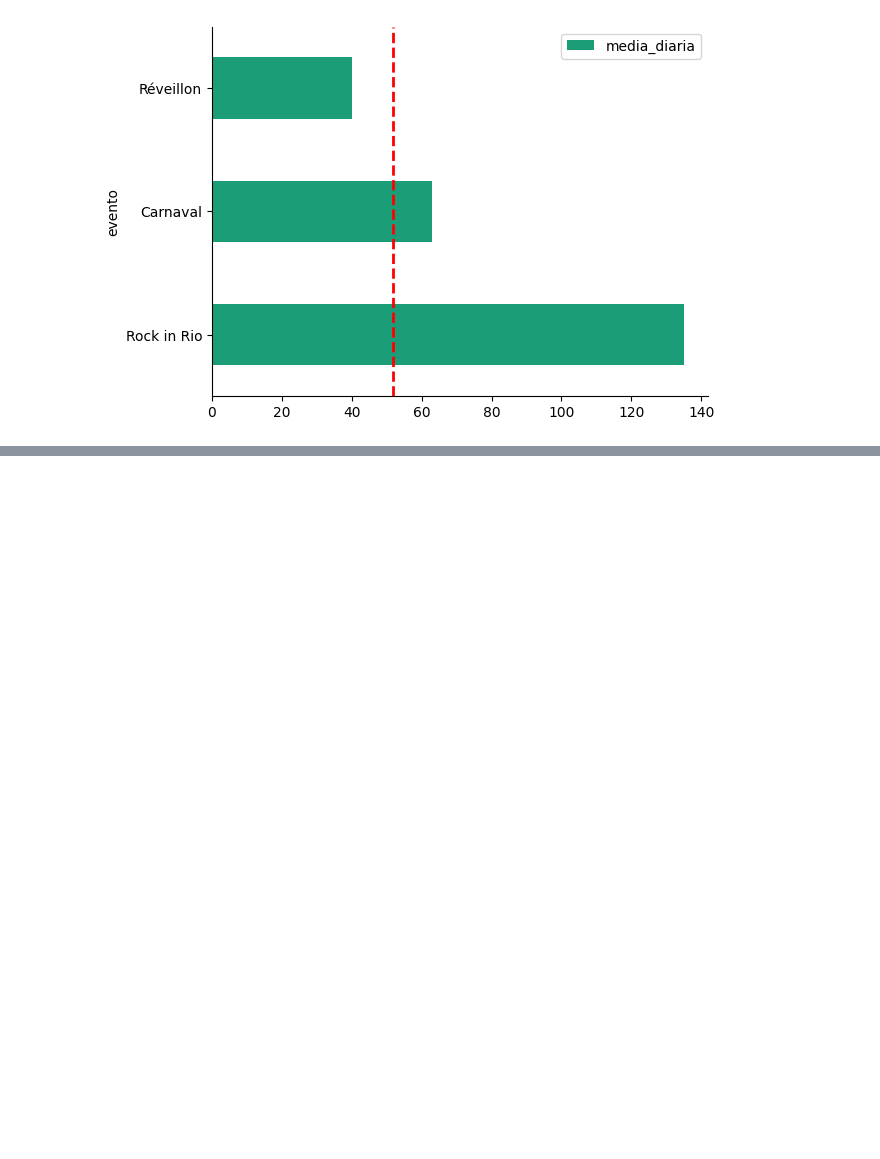
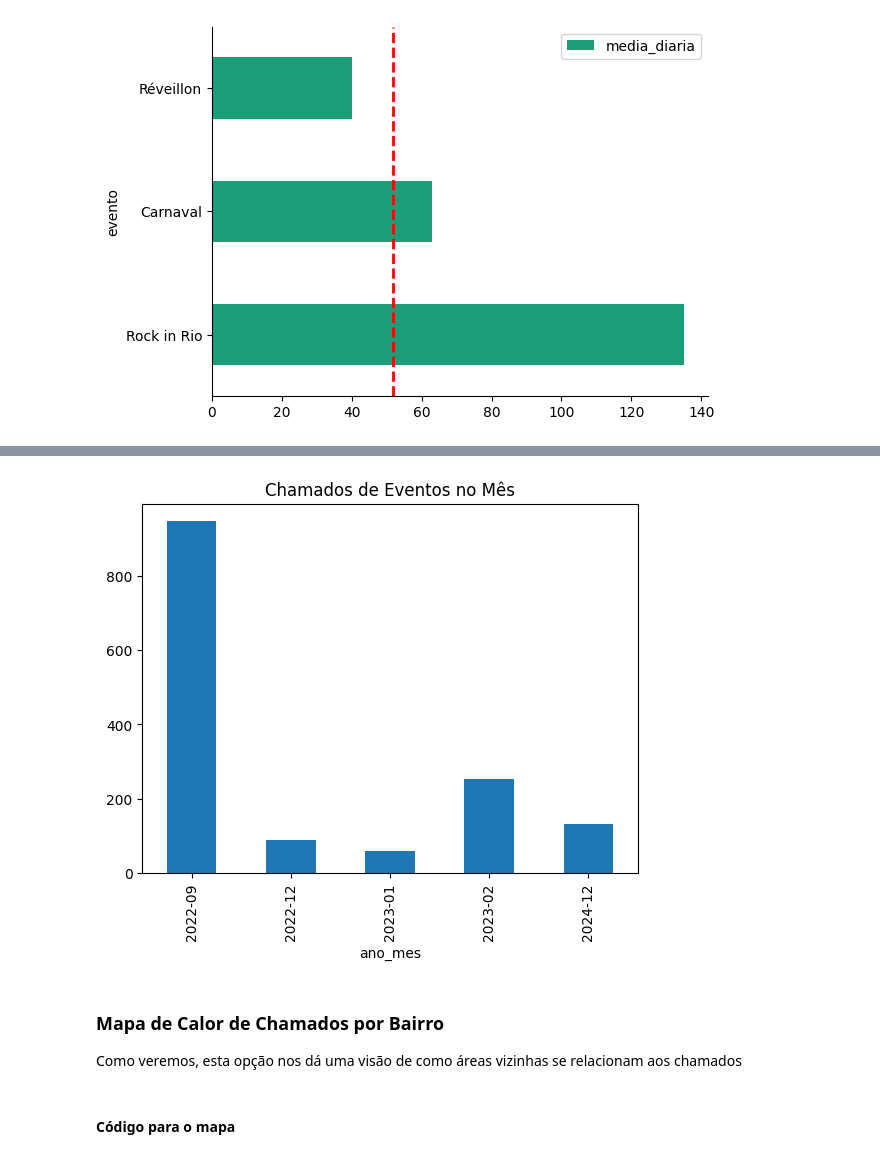
Before and after one commit to AlexTeixeira1/djrds, a Jupyter notebook: analise_sql.ipynb, the cells around one changed output, grey strips where cells are left out. Cells and saved outputs as stored; diff of their text form; code cells hidden in the pictures; blank space fills up the shorter version.

```diff
--- a/analise_sql.ipynb
+++ b/analise_sql.ipynb
@@ -303,0 +318,9 @@ plt.gca().spines[['top', 'right',]].set_visible(False)
+# %%
+chamados_por_mes(chamados_eventos_df,title='Chamados de Eventos no Mês')
+# %% [output]
+[figure, added]
+# %% [markdown]
+### Mapa de Calor de Chamados por Bairro
+Como veremos, esta opção nos dá uma visão de como áreas vizinhas se relacionam aos chamados
+# %% [markdown]
+#### Código para o mapa
```
Also changed, not shown: parts of 13 cells of this notebook.
